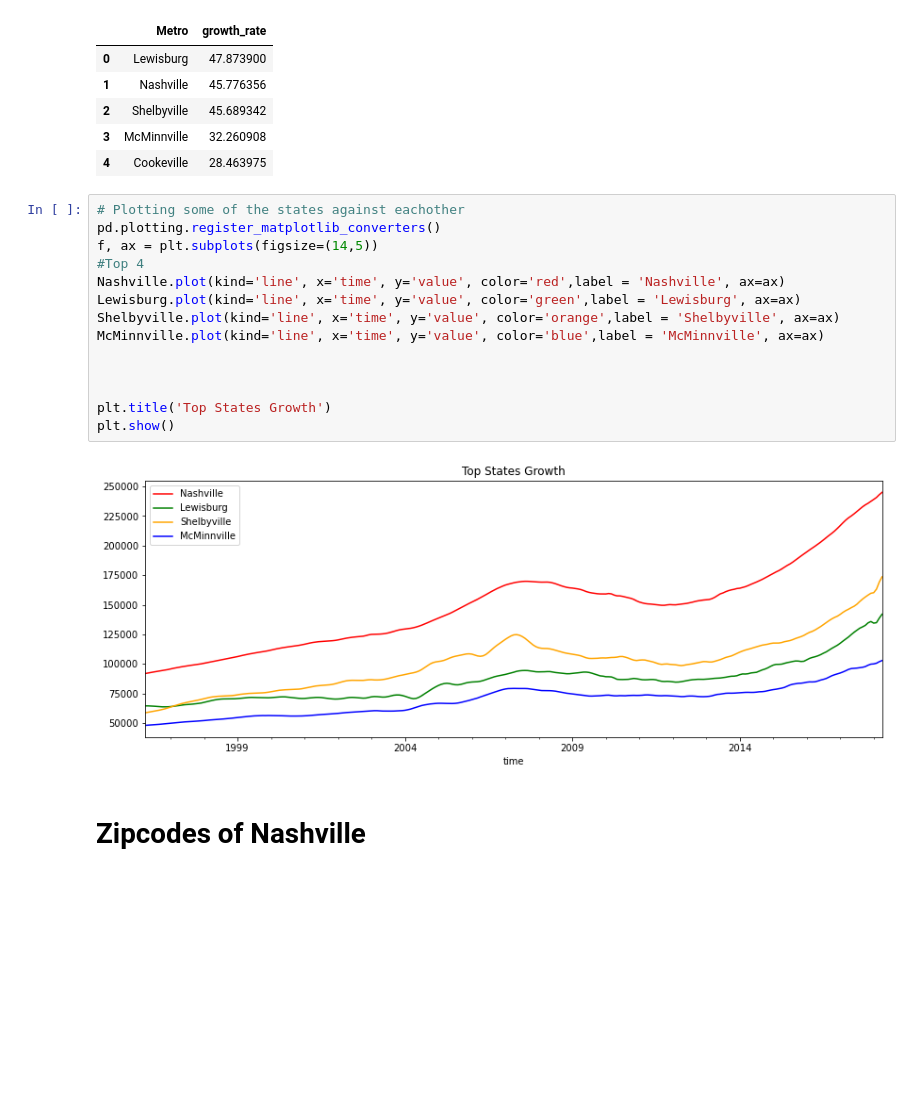
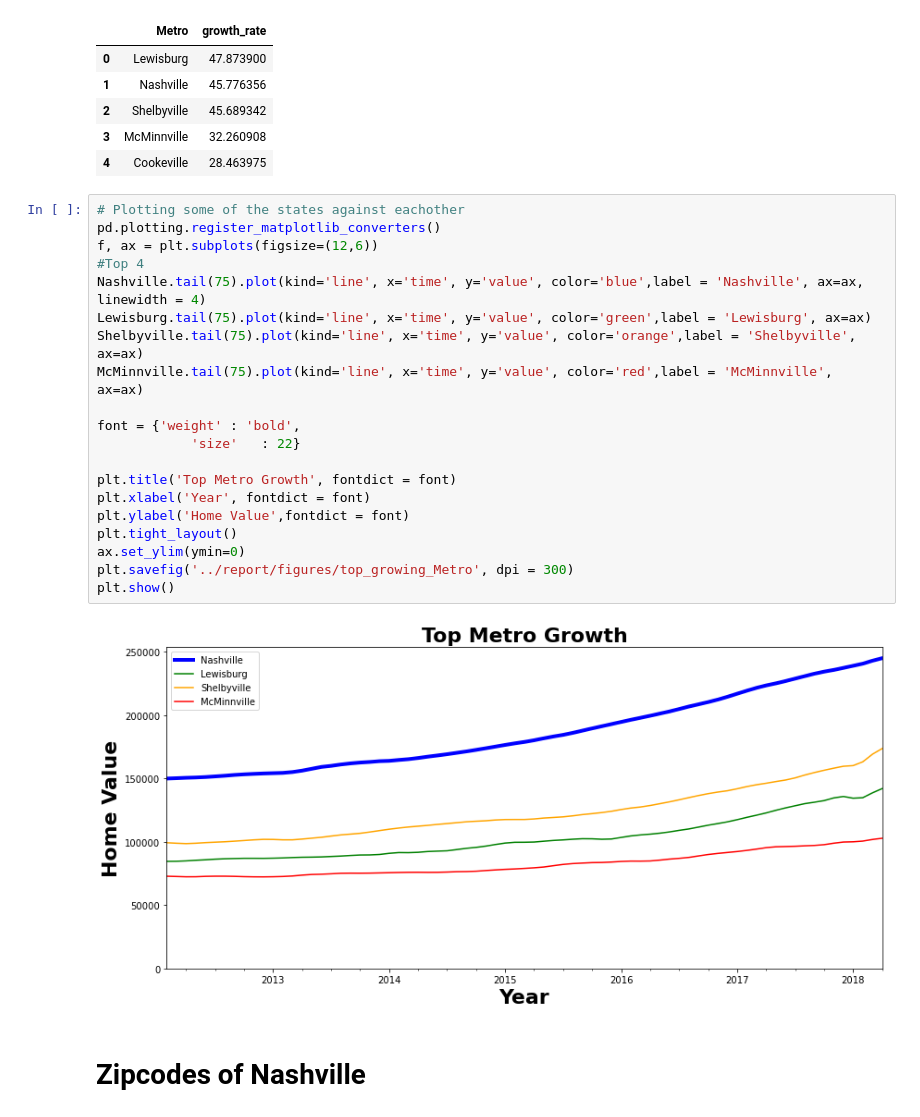
Before and after one commit to howen7/Time-series-zillow, a Jupyter notebook: notebooks/exploratory/EDA.ipynb, the cells around one changed output. Saved outputs shown, nothing was run; the diff lists cells and outputs as text; blank space fills up the shorter version.

```diff
--- a/notebooks/exploratory/EDA.ipynb
+++ b/notebooks/exploratory/EDA.ipynb
@@ -122,19 +133,25 @@ metro_info.sort_values(by=['growth_rate'], ascending = False).reset_index(drop =
 # %%
 # Plotting some of the states against eachother
 pd.plotting.register_matplotlib_converters()
-f, ax = plt.subplots(figsize=(14,5))
+f, ax = plt.subplots(figsize=(12,6))
 #Top 4
-Nashville.plot(kind='line', x='time', y='value', color='red',label = 'Nashville', ax=ax)
-Lewisburg.plot(kind='line', x='time', y='value', color='green',label = 'Lewisburg', ax=ax)
-Shelbyville.plot(kind='line', x='time', y='value', color='orange',label = 'Shelbyville', ax=ax)
-McMinnville.plot(kind='line', x='time', y='value', color='blue',label = 'McMinnville', ax=ax)
+Nashville.tail(75).plot(kind='line', x='time', y='value', color='blue',label = 'Nashville', ax=ax, linewidth = 4)
+Lewisburg.tail(75).plot(kind='line', x='time', y='value', color='green',label = 'Lewisburg', ax=ax)
+Shelbyville.tail(75).plot(kind='line', x='time', y='value', color='orange',label = 'Shelbyville', ax=ax)
+McMinnville.tail(75).plot(kind='line', x='time', y='value', color='red',label = 'McMinnville', ax=ax)
 
+font = {'weight' : 'bold',
+            'size'   : 22}
 
-
-plt.title('Top States Growth')
+plt.title('Top Metro Growth', fontdict = font)
+plt.xlabel('Year', fontdict = font)
+plt.ylabel('Home Value',fontdict = font)
+plt.tight_layout()
+ax.set_ylim(ymin=0)
+plt.savefig('../report/figures/top_growing_Metro', dpi = 300)
 plt.show()
 # %% [output]
-[figure, old version]
+[figure, new version]
 # %% [markdown]
 # Zipcodes of Nashville
 # %%
```
Also changed, not shown: parts of 2 cells of this notebook, 9 other files.
